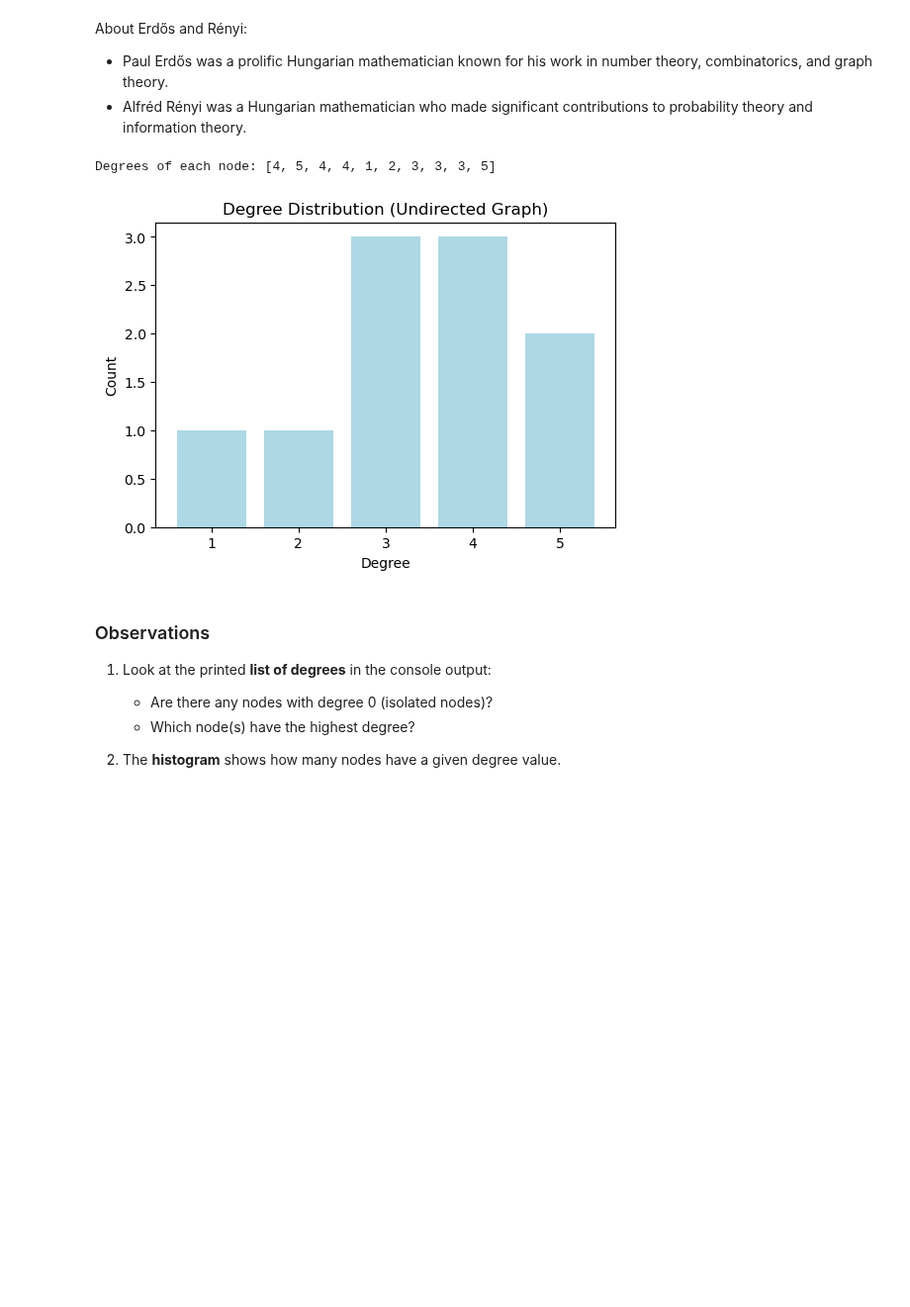
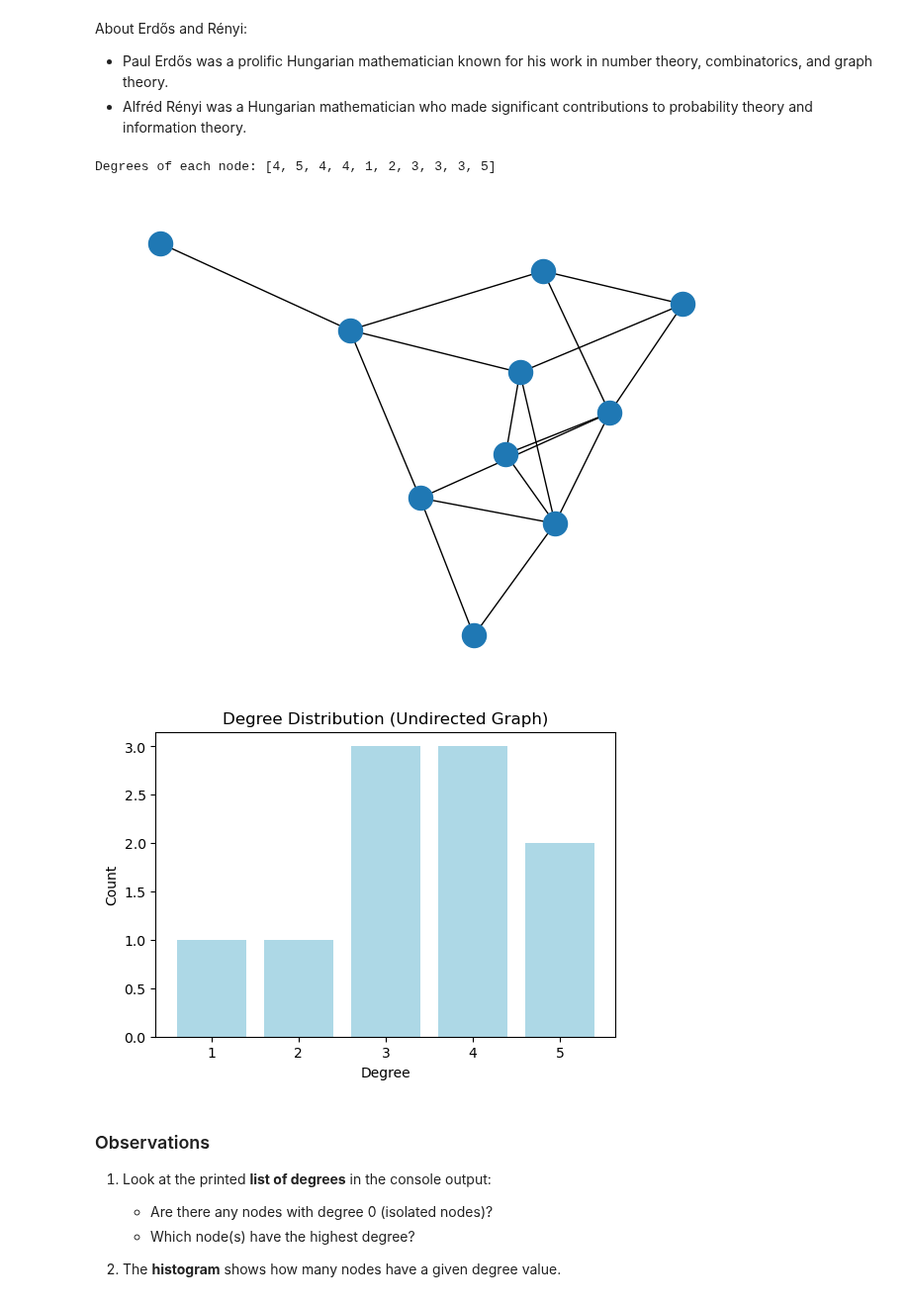
Before and after one commit to bgbg/ML-on-Graphs, a Jupyter notebook: 2_Basic_Network_Properties.ipynb, the cells around one changed output. Shown at 99% size. Cells and saved outputs as stored; diff of their text form; code cells hidden in the pictures; blank space fills up the shorter version.

```diff
--- a/2_Basic_Network_Properties.ipynb
+++ b/2_Basic_Network_Properties.ipynb
@@ -83,34 +92,36 @@ About Erdős and Rényi:
 # %%
 # 1.2 Practice Activity: Building and Visualizing a Degree Distribution
 
 import networkx as nx
 import matplotlib.pyplot as plt
 
 # Create a random undirected graph (Erdős–Rényi model)
 # n=10 nodes, p=0.3 probability of edge creation
 G = nx.erdos_renyi_graph(n=10, p=0.3, seed=42)
+nx.draw(G)
 
 # Compute the degree of each node
 degrees = [deg for (node, deg) in G.degree()]
 
 print("Degrees of each node:", degrees)
 
 # Plot the degree distribution as a histogram
 plt.figure(figsize=(6, 4))
 plt.hist(
     degrees,
     bins=range(min(degrees), max(degrees) + 2),
     align="left",
     rwidth=0.8,
     color="lightblue",
 )
 plt.title("Degree Distribution (Undirected Graph)")
 plt.xlabel("Degree")
 plt.ylabel("Count")
 plt.show()
 # %% [output]
 Degrees of each node: [4, 5, 4, 4, 1, 2, 3, 3, 3, 5]
-[figure, old version]
+[figure, new version]
+[figure, added]
 # %% [markdown]
 ### Observations
 
```
Also changed, not shown: parts of 31 cells of this notebook.
